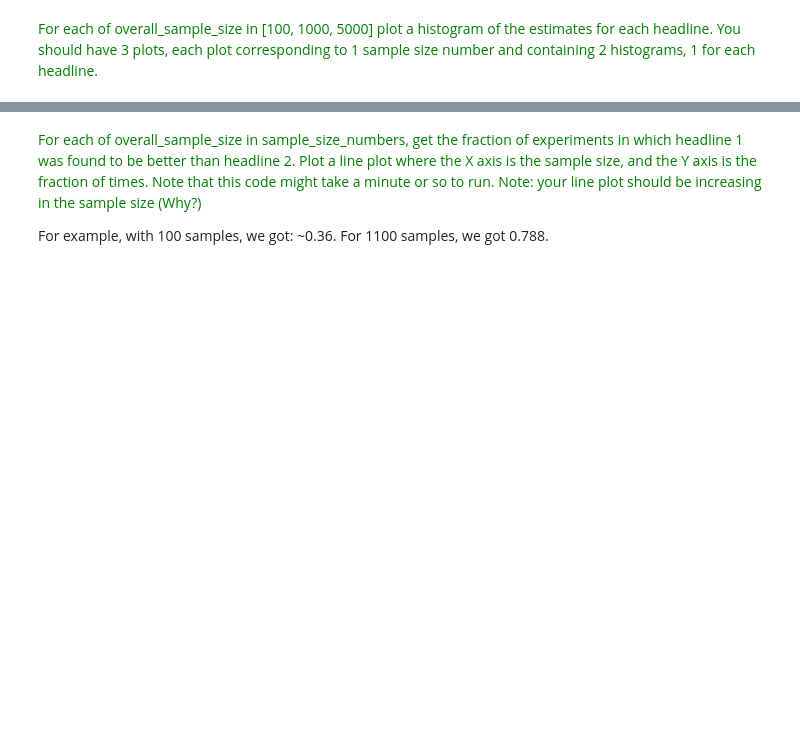
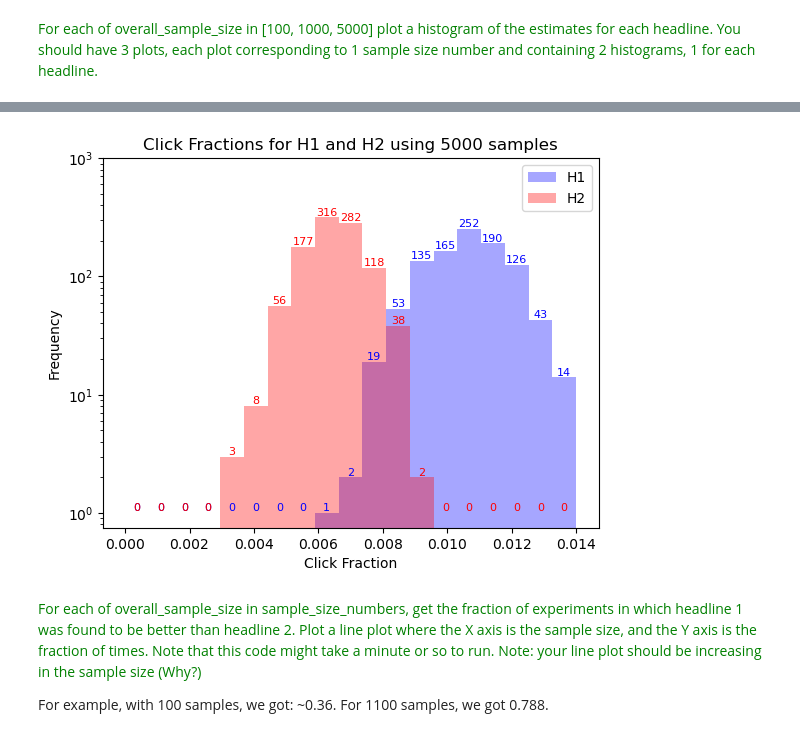
Before and after one commit to arianarosario/experimentation-and-AB-testing, a Jupyter notebook: HW4_assignment_2023.ipynb, the cells around one changed output, grey strips where cells are left out. Cells and saved outputs as stored; diff of their text form; code cells hidden in the pictures; blank space fills up the shorter version.

```diff
--- a/HW4_assignment_2023.ipynb
+++ b/HW4_assignment_2023.ipynb
@@ -238,3 +311,8 @@ sample_size_numbers = list(range(100, 6000, 500))
+# %%
+# plotting a histogram of click fraction estimates with 5000 samples
+generate_two_histograms(5000, ests, bin_max)
+# %% [output]
+[figure, added]
 # %% [markdown]
 <font color='green'> For each of overall_sample_size in sample_size_numbers, get the fraction of experiments in which headline 1 was found to be better than headline 2. Plot a line plot where the X axis is the sample size, and the Y axis is the fraction of times. Note that this code might take a minute or so to run. Note: your line plot should be increasing in the sample size (Why?)
 
```
Also changed, not shown: parts of 14 cells of this notebook.
